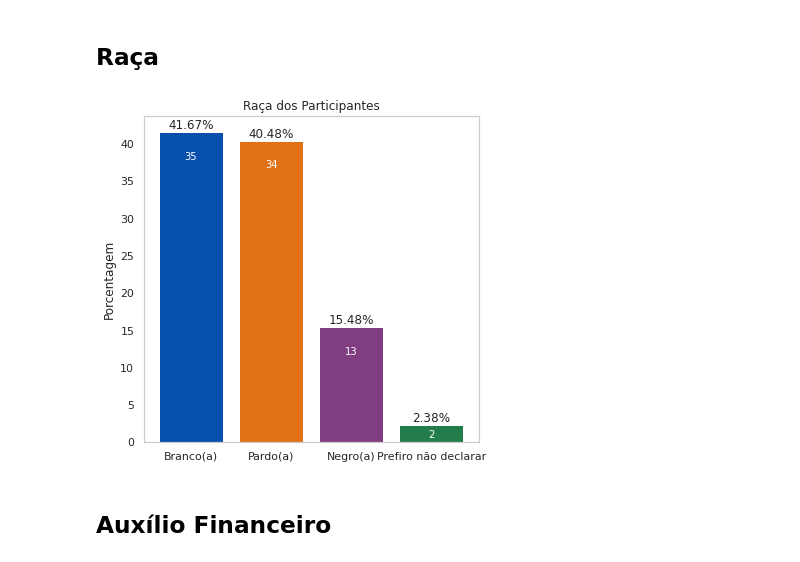
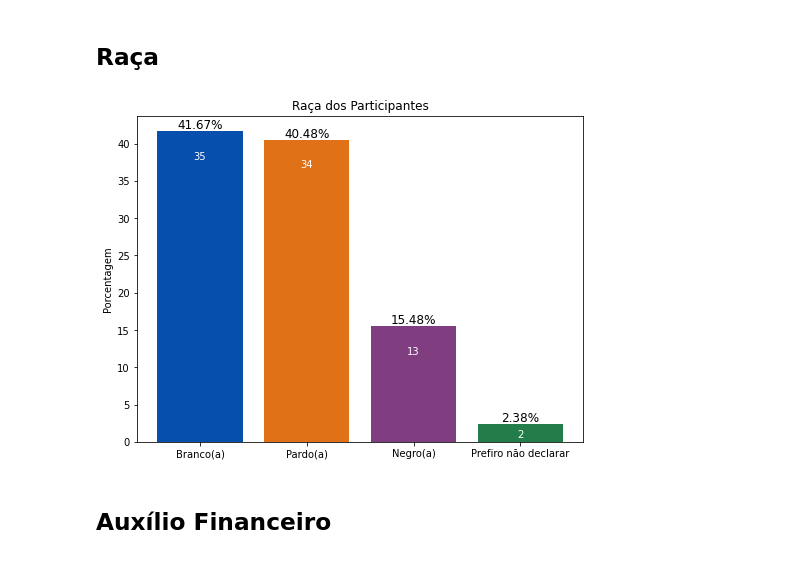
Before and after one commit to AmandaAzevedo/tcc, a Jupyter notebook: tcc_13deNov2022.ipynb, the cells around one changed output. Cells and saved outputs as stored; diff of their text form; code cells hidden in the pictures.

```diff
--- a/tcc_13deNov2022.ipynb
+++ b/tcc_13deNov2022.ipynb
@@ -149,3 +149,15 @@ print(df[['AS_INFRAESTRUTURA', 'AS_PROFESSORES', 'AS_CONTEUDO_DISCIPLINAS', 'AS_
 83                2          4
 
 [84 rows x 20 columns]
+# %%
+# Separa os cursos de bacharelado e licenciatura em ciência da computação
+for x in range(len(df)):
+  if (df['NM_CURSO'].iloc[x] == "Ciência da Computação"):
+    if (df['TP_CURSO'].iloc[x] == 'Bacharelado'):
+      df['NM_CURSO'].iloc[x] = 'Bacharelado em Ciência da Computação'
+    else:
+      df['NM_CURSO'].iloc[x] = 'Licenciatura em Computação ou Ciência da Computação'
+  elif (df['NM_CURSO'].iloc[x] == "Licenciatura em computação"):
+    df['NM_CURSO'].iloc[x] = 'Licenciatura em Computação ou Ciência da Computação'
+
+df['NM_CURSO'].value_counts()
@@ -579,13 +633,13 @@ plotGraficoPorcentagemENumero("Tempo Até as IES", 6, 10, ['#803E80', '#237D4A',
 # %%
 raca = df['RACA'].value_counts().to_frame().reset_index()
 raca.columns = ["Raça", "Número de respostas"]
 raca["Porcentagem"] = (raca["Número de respostas"] / raca["Número de respostas"].sum()) * 100
 
 
-plotGraficoPorcentagemENumero("Raça dos Participantes", 6, 6, ['#074FAD', '#E07116', '#803E80', '#237D4A'],
+plotGraficoPorcentagemENumero("Raça dos Participantes", 6, 8, ['#074FAD', '#E07116', '#803E80', '#237D4A'],
                               raca['Raça'].values, raca["Porcentagem"].values,
                               raca["Número de respostas"].values)
 # %% [output]
-[figure, old version]
+[figure, new version]
 # %% [markdown]
 ## Auxílio Financeiro
```
Also changed, not shown: parts of 28 cells of this notebook.
